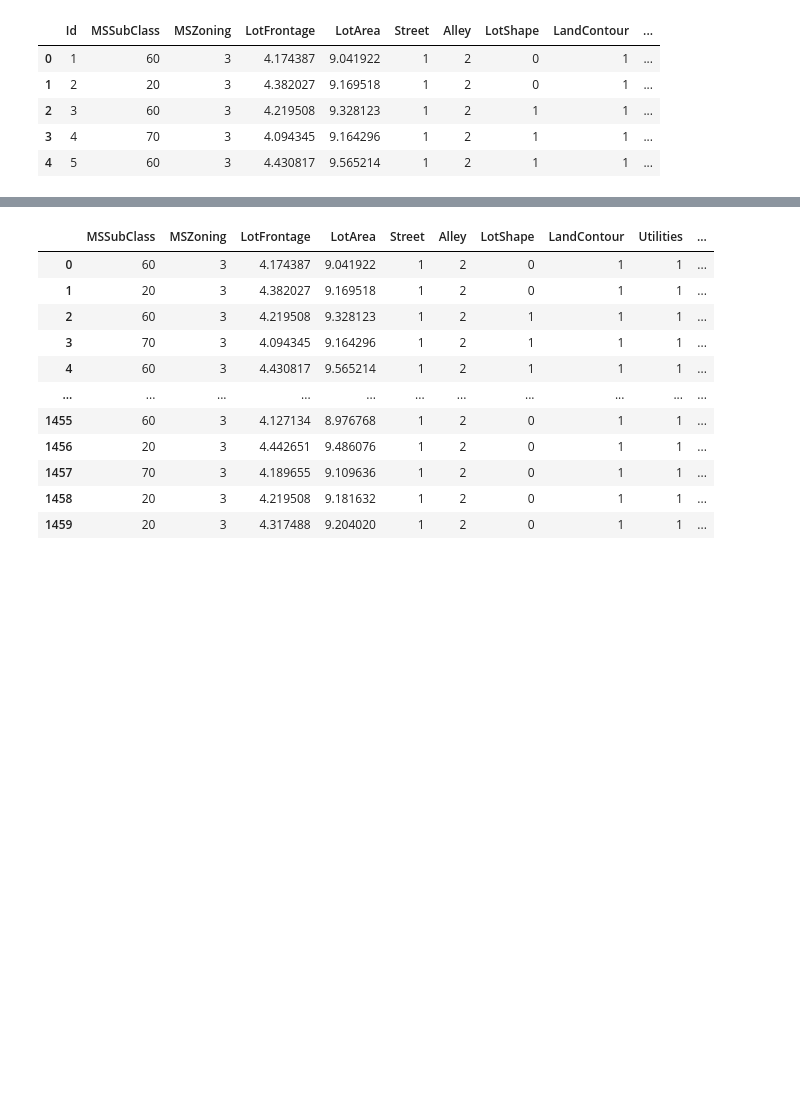
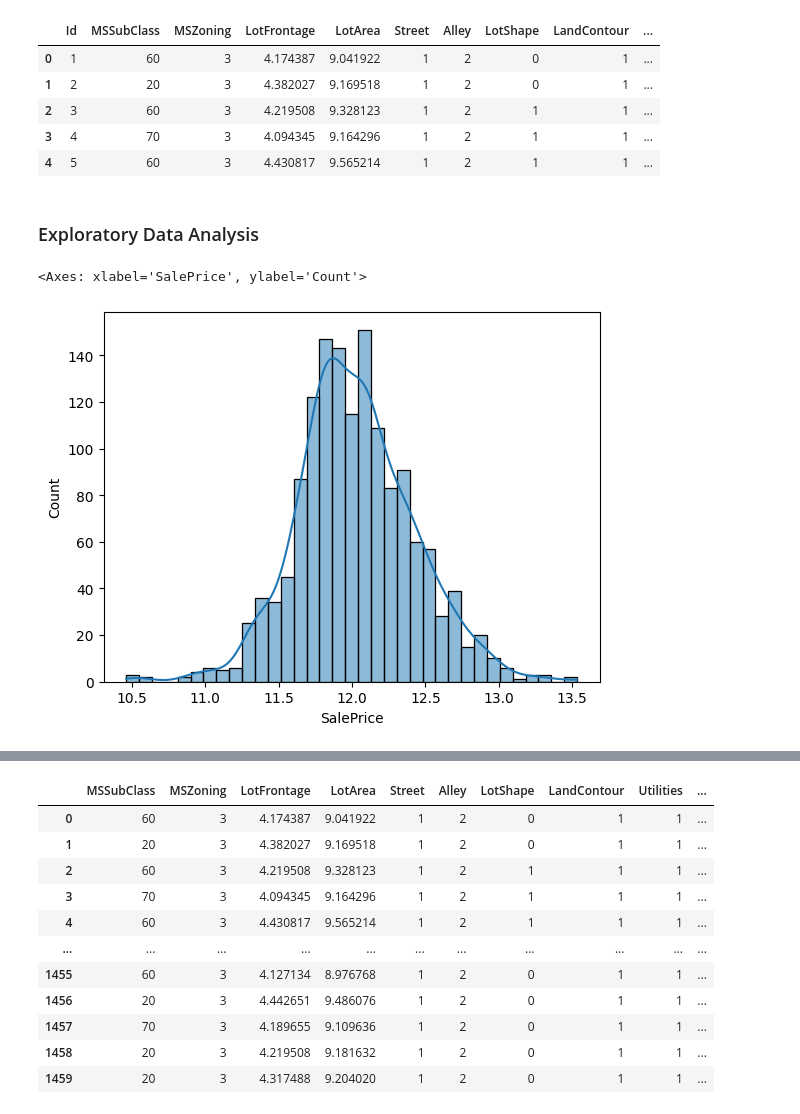
Before and after one commit to ramakrishnasankavaram/House-Price-Prediction, a Jupyter notebook: notebook/House price prediction.ipynb, the cells around one changed output, grey strips where cells are left out. Drawn from its saved outputs; the diff is of its cells as text; code cells hidden in the pictures; blank space fills up the shorter version.

```diff
--- a/notebook/House price prediction.ipynb
+++ b/notebook/House price prediction.ipynb
@@ -224,3 +224,11 @@ dataset.head()
 | 2 | 3 | 60 | 3 | 4.219508 | 9.328123 | 1 | 2 | 1 | 1 | ... |
 | 3 | 4 | 70 | 3 | 4.094345 | 9.164296 | 1 | 2 | 1 | 1 | ... |
 | 4 | 5 | 60 | 3 | 4.430817 | 9.565214 | 1 | 2 | 1 | 1 | ... |
+# %% [markdown]
+### Exploratory Data Analysis
+# %%
+#analyze SalePrice
+sns.histplot(dataset['SalePrice'],kde=True)
+# %% [output]
+<Axes: xlabel='SalePrice', ylabel='Count'>
+[figure, added]
```
Also changed, not shown: parts of 8 cells of this notebook.
